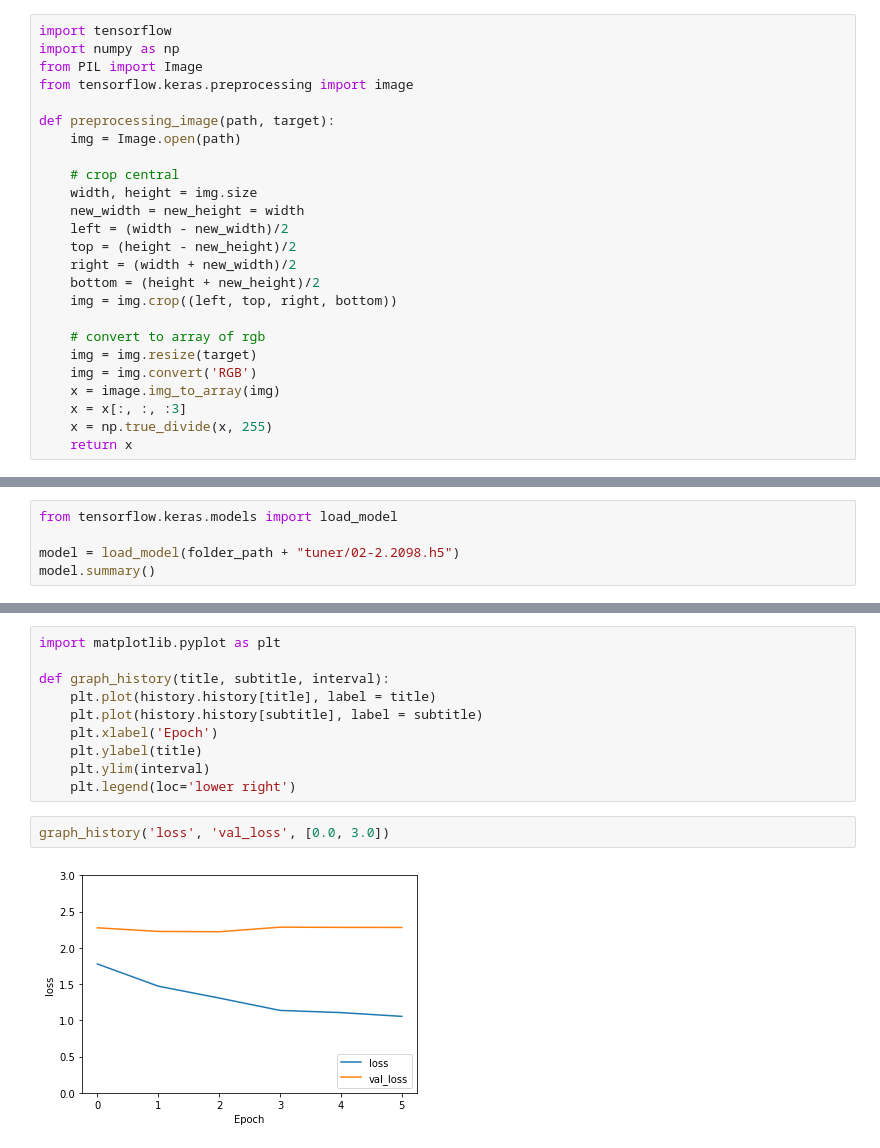
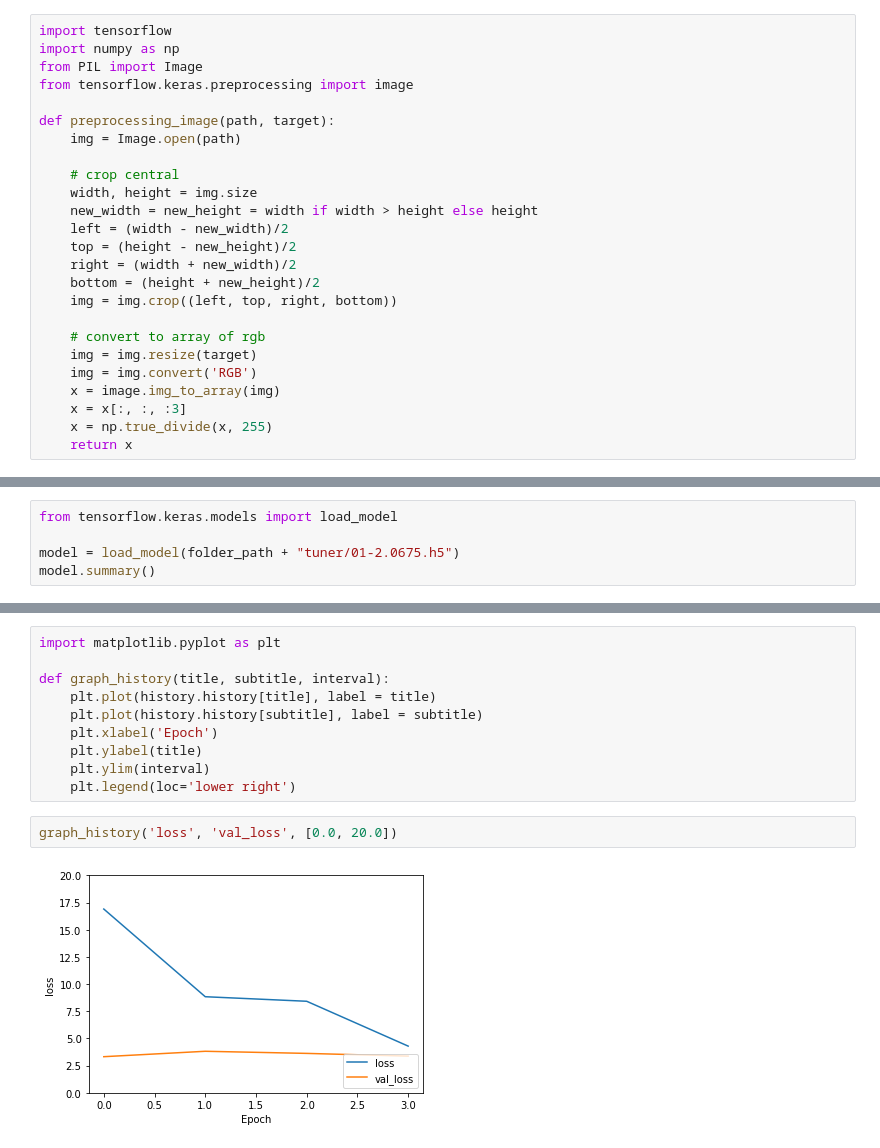
Before and after one commit to oktaviacitra/classification, a Jupyter notebook: VillainClassification.ipynb, the cells around one changed output, grey strips where cells are left out. Saved outputs shown, nothing was run; the diff lists cells and outputs as text.

Commit message:
try other modelling

```diff
--- a/VillainClassification.ipynb
+++ b/VillainClassification.ipynb
@@ -26,7 +26,7 @@ def preprocessing_image(path, target):
 
     # crop central
     width, height = img.size
-    new_width = new_height = width
+    new_width = new_height = width if width > height else height
     left = (width - new_width)/2
     top = (height - new_height)/2
     right = (width + new_width)/2
@@ -165,7 +156,7 @@ KeyboardInterrupt: ignored
 # %%
 from tensorflow.keras.models import load_model
 
-model = load_model(folder_path + "tuner/02-2.2098.h5")
+model = load_model(folder_path + "tuner/01-2.0675.h5")
 model.summary()
 # %% [output]
 Model: "model"
@@ -223,9 +212,9 @@ def graph_history(title, subtitle, interval):
     plt.ylim(interval)
     plt.legend(loc='lower right')
 # %%
-graph_history('loss', 'val_loss', [0.0, 3.0])
+graph_history('loss', 'val_loss', [0.0, 20.0])
 # %% [output]
-[figure, old version]
+[figure, new version]
 # %%
 graph_history('accuracy', 'val_accuracy', [0.0, 1.0])
 # %% [output]
```
Also changed, not shown: parts of 8 cells of this notebook.
